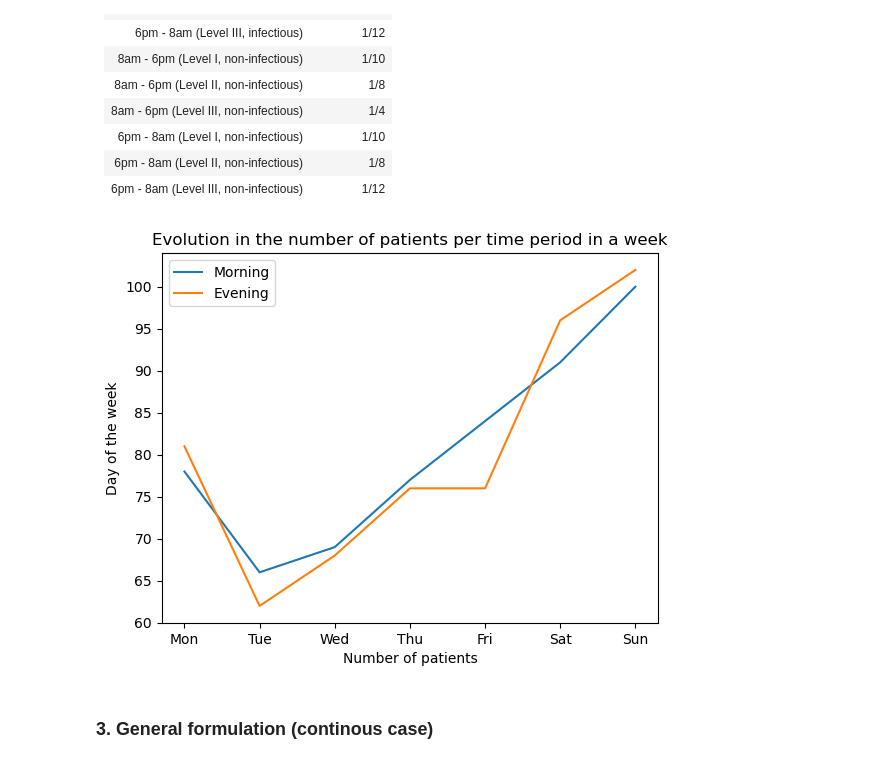
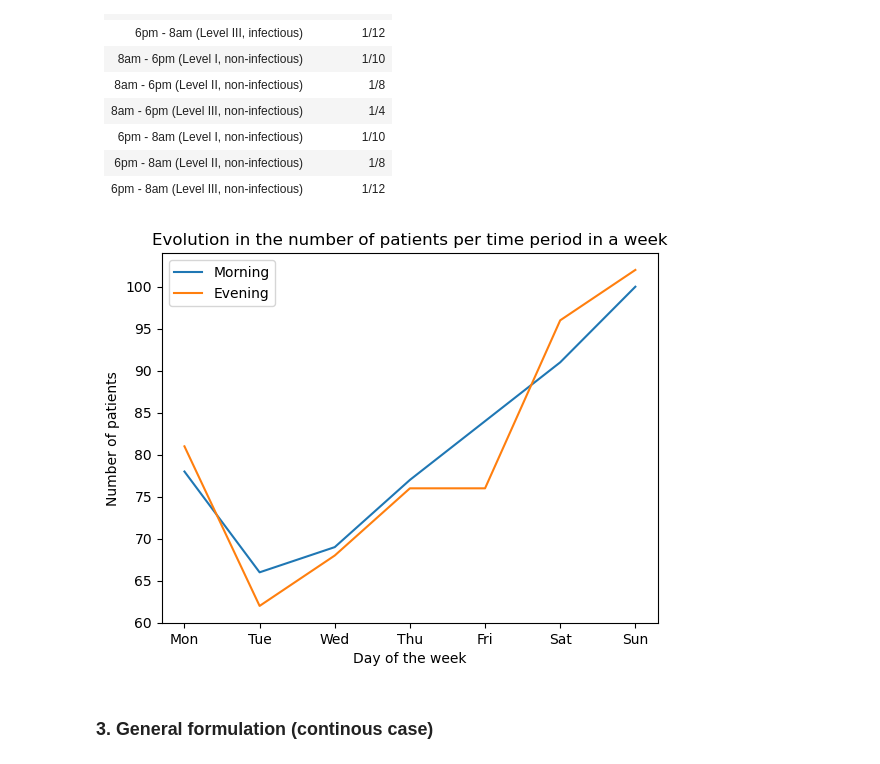
Before and after one commit to roliverc/Optimization-Assignments, a Jupyter notebook: 1st Assignment/src/Oliver-Rodrigo-HW1.ipynb, the cells around one changed output. Drawn from its saved outputs; the diff is of its cells as text; code cells hidden in the pictures.

```diff
--- a/1st Assignment/src/Oliver-Rodrigo-HW1.ipynb
+++ b/1st Assignment/src/Oliver-Rodrigo-HW1.ipynb
@@ -146,36 +146,36 @@ Ideal PIR (per Spanish Ministry of Health) with some slight modifications:
 # in the first week of the health emergency declaration
 
 # Importing necessary libraries
 import matplotlib.pyplot as plt
 import numpy as np
 
 # Establish the data
 x_axis = [
     'Mon', 'Tue', 'Wed', 'Thu',
      'Fri', 'Sat', 'Sun'
 ]
 
 morning = [78, 66, 69, 77, 84, 91, 100]
 evening = [81, 62, 68, 76, 76, 96, 102]
 
 # Plot the lines
 plt.plot(x_axis, morning, label = "Morning")
 plt.plot(x_axis, evening, label = "Evening")
 
 # Display customized axis labels
-plt.xlabel("Number of patients")
-plt.ylabel("Day of the week")
+plt.ylabel("Number of patients")
+plt.xlabel("Day of the week")
 
 # Display the legend
 plt.legend()
 
 # Display the title
 plt.title("Evolution in the number of patients per time period in a week")
 
 # Displaying the title
 plt.show()
 # %% [output]
-[figure, old version]
+[figure, new version]
 # %% [markdown]
 ### 3. General formulation (continous case)
 # %% [markdown]
```
Also changed, not shown: 1 other file.
